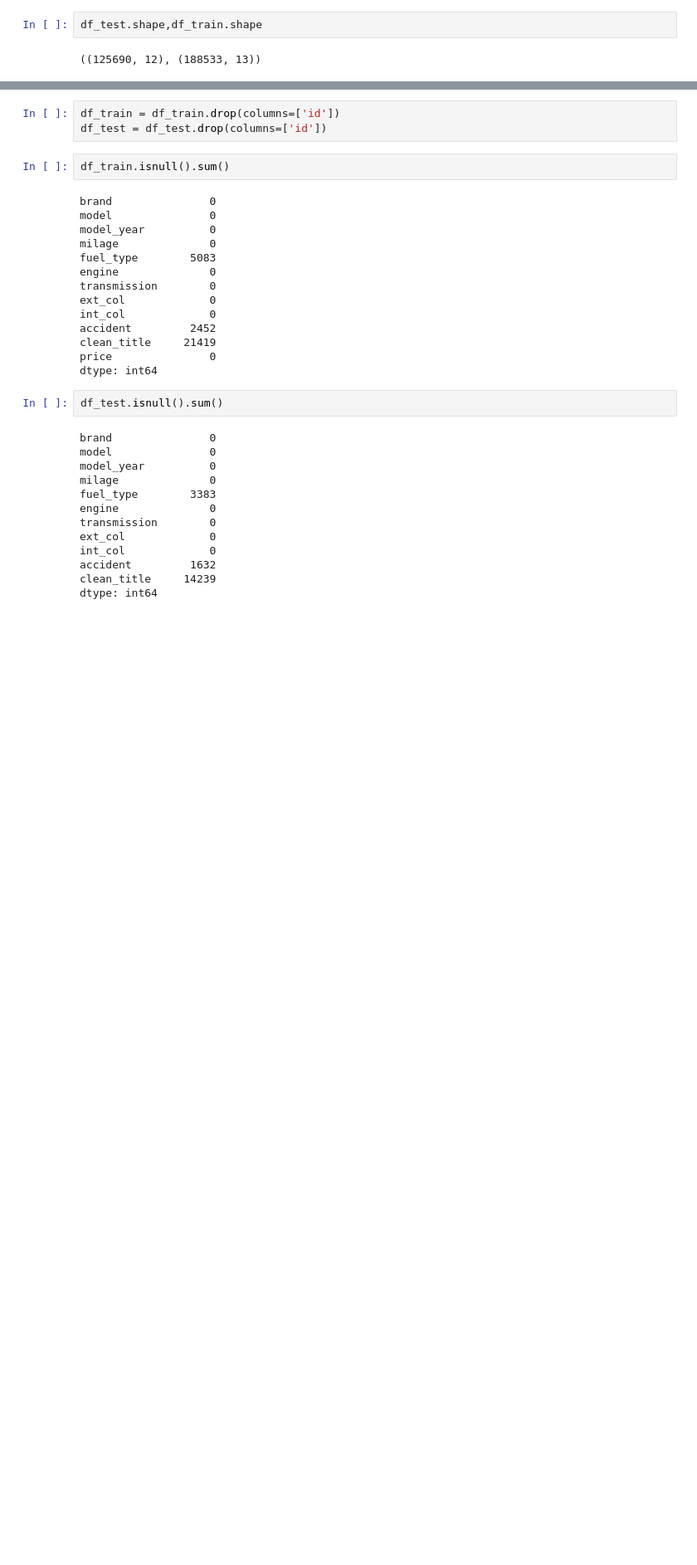
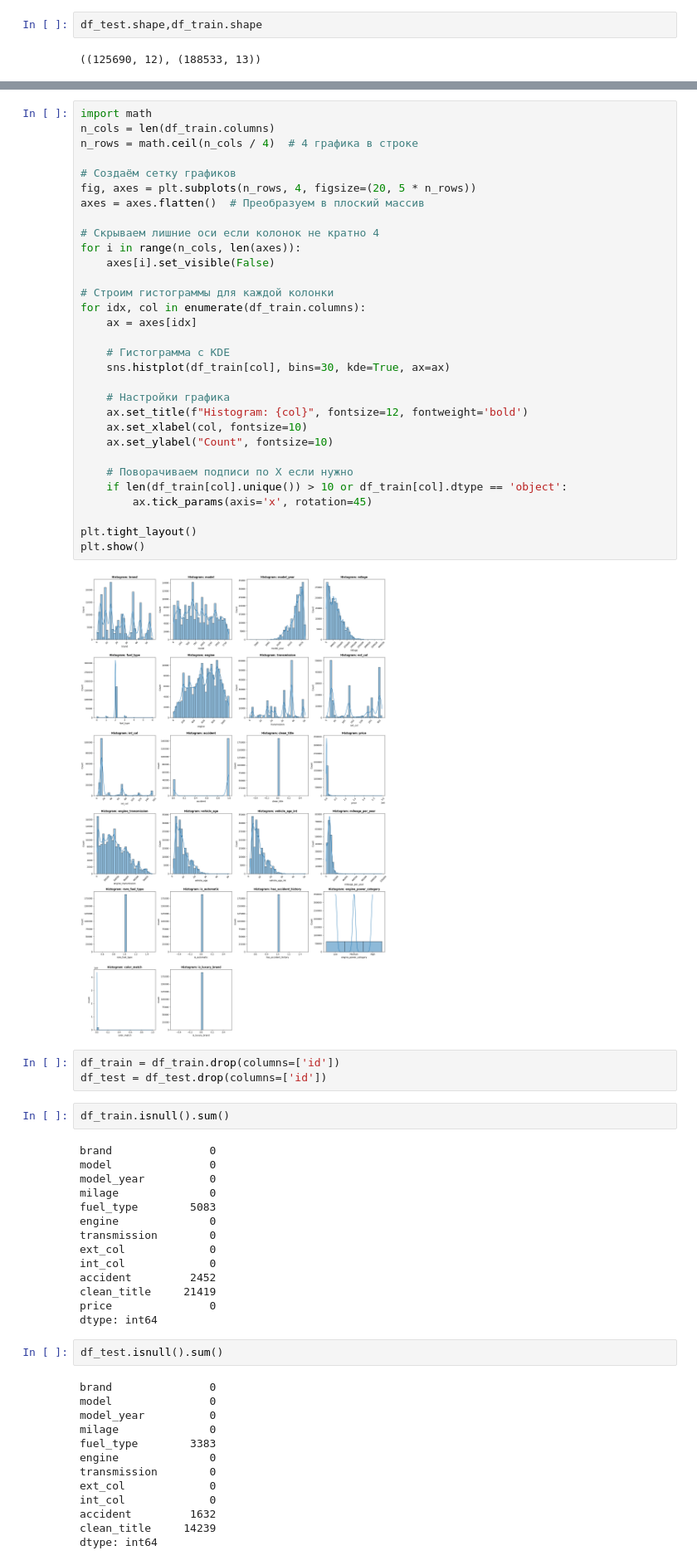
Before and after one commit to chesnokoff/Regression-of-Used-Car-Prices, a Jupyter notebook: car_predictions.ipynb, the cells around one changed output, grey strips where cells are left out. Shown at 83% size. Saved outputs shown, nothing was run; the diff lists cells and outputs as text; blank space fills up the shorter version.

```diff
--- a/car_predictions.ipynb
+++ b/car_predictions.ipynb
@@ -43,3 +86,36 @@ df_test.shape,df_train.shape
+# %%
+import math
+n_cols = len(df_train.columns)
+n_rows = math.ceil(n_cols / 4)  # 4 графика в строке
+
+# Создаём сетку графиков
+fig, axes = plt.subplots(n_rows, 4, figsize=(20, 5 * n_rows))
+axes = axes.flatten()  # Преобразуем в плоский массив
+
+# Скрываем лишние оси если колонок не кратно 4
+for i in range(n_cols, len(axes)):
+    axes[i].set_visible(False)
+
+# Строим гистограммы для каждой колонки
+for idx, col in enumerate(df_train.columns):
+    ax = axes[idx]
+
+    # Гистограмма с KDE
+    sns.histplot(df_train[col], bins=30, kde=True, ax=ax)
+
+    # Настройки графика
+    ax.set_title(f"Histogram: {col}", fontsize=12, fontweight='bold')
+    ax.set_xlabel(col, fontsize=10)
+    ax.set_ylabel("Count", fontsize=10)
+
+    # Поворачиваем подписи по X если нужно
+    if len(df_train[col].unique()) > 10 or df_train[col].dtype == 'object':
+        ax.tick_params(axis='x', rotation=45)
+
+plt.tight_layout()
+plt.show()
+# %% [output]
+[figure, added]
 # %%
 df_train = df_train.drop(columns=['id'])
 df_test = df_test.drop(columns=['id'])
```
Also changed, not shown: parts of 4 cells of this notebook.
